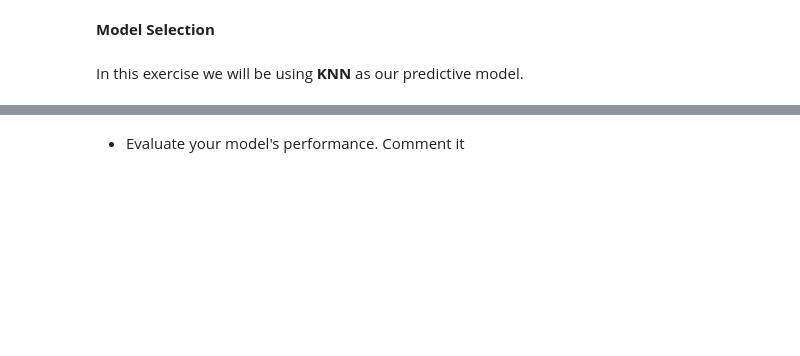
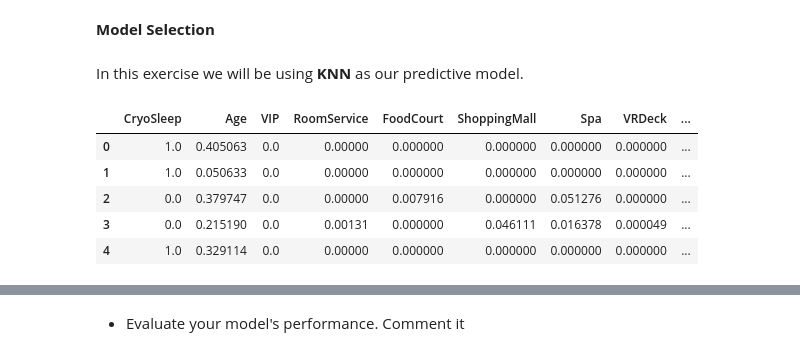
Before and after one commit to mtarrago/lab-feature-engineering, a Jupyter notebook: lab-feature_eng.ipynb, the cells around one changed output, grey strips where cells are left out. Drawn from its saved outputs; the diff is of its cells as text; code cells hidden in the pictures; blank space fills up the shorter version.

```diff
--- a/lab-feature_eng.ipynb
+++ b/lab-feature_eng.ipynb
@@ -172,0 +157,7 @@ spaceship_enc
+# %%
+df_space_transformed = pd.merge(left=spaceship,
+                              right= pd.get_dummies(spaceship[['HomePlanet', 'Cabin', 'Destination']], dtype=int, drop_first=True),
+                              left_index=True,
+                              right_index=True)
+df_space_transformed = df_space_transformed.drop(['HomePlanet', 'Cabin', 'Destination'], axis = 1)
+df_space_transformed.dtypes
@@ -175,5 +184,5 @@ spaceship_enc
 # %%
 #your code here
 
-features = spaceship_enc.drop(columns=["Transported"])
-target = spaceship_enc["Transported"]
+features = df_space_transformed.drop(columns=["Transported"])
+target = df_space_transformed["Transported"]
@@ -196,0 +198,17 @@ from sklearn.neighbors import KNeighborsClassifier
+# %%
+#we start by normalizing our data
+
+normalizer = MinMaxScaler()
+normalizer.fit(X_train)
+X_train_norm = normalizer.transform(X_train)
+X_test_norm = normalizer.transform(X_test)
+
+X_train_norm = pd.DataFrame(X_train_norm, columns = X_train.columns)
+X_train_norm.head()
+# %% [output]
+|  | CryoSleep | Age | VIP | RoomService | FoodCourt | ShoppingMall | Spa | VRDeck | ... |
+| 0 | 1.0 | 0.405063 | 0.0 | 0.00000 | 0.000000 | 0.000000 | 0.000000 | 0.000000 | ... |
+| 1 | 1.0 | 0.050633 | 0.0 | 0.00000 | 0.000000 | 0.000000 | 0.000000 | 0.000000 | ... |
+| 2 | 0.0 | 0.379747 | 0.0 | 0.00000 | 0.007916 | 0.000000 | 0.051276 | 0.000000 | ... |
+| 3 | 0.0 | 0.215190 | 0.0 | 0.00131 | 0.000000 | 0.046111 | 0.016378 | 0.000049 | ... |
+| 4 | 1.0 | 0.329114 | 0.0 | 0.00000 | 0.000000 | 0.000000 | 0.000000 | 0.000000 | ... |
```
Also changed, not shown: parts of 26 cells of this notebook.
